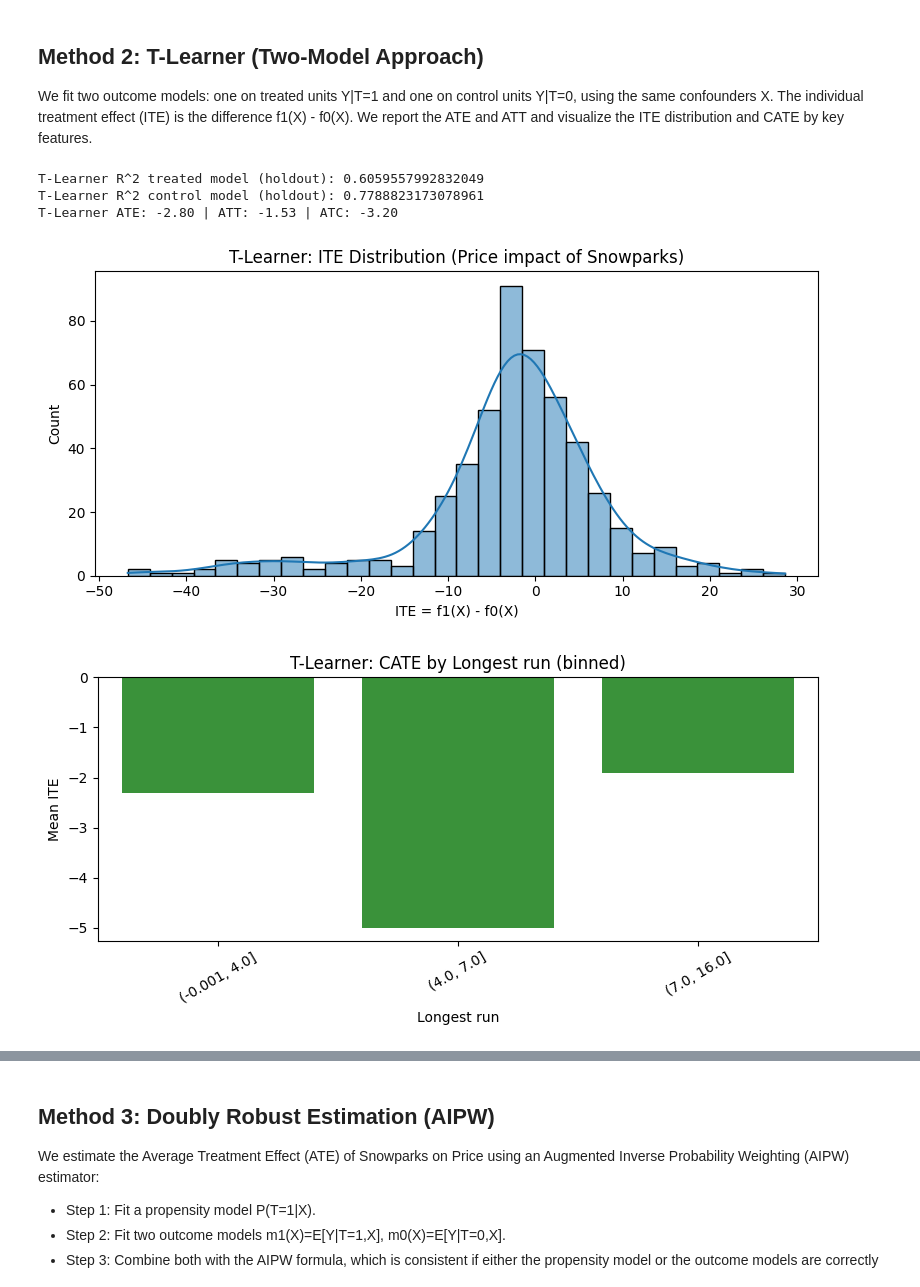
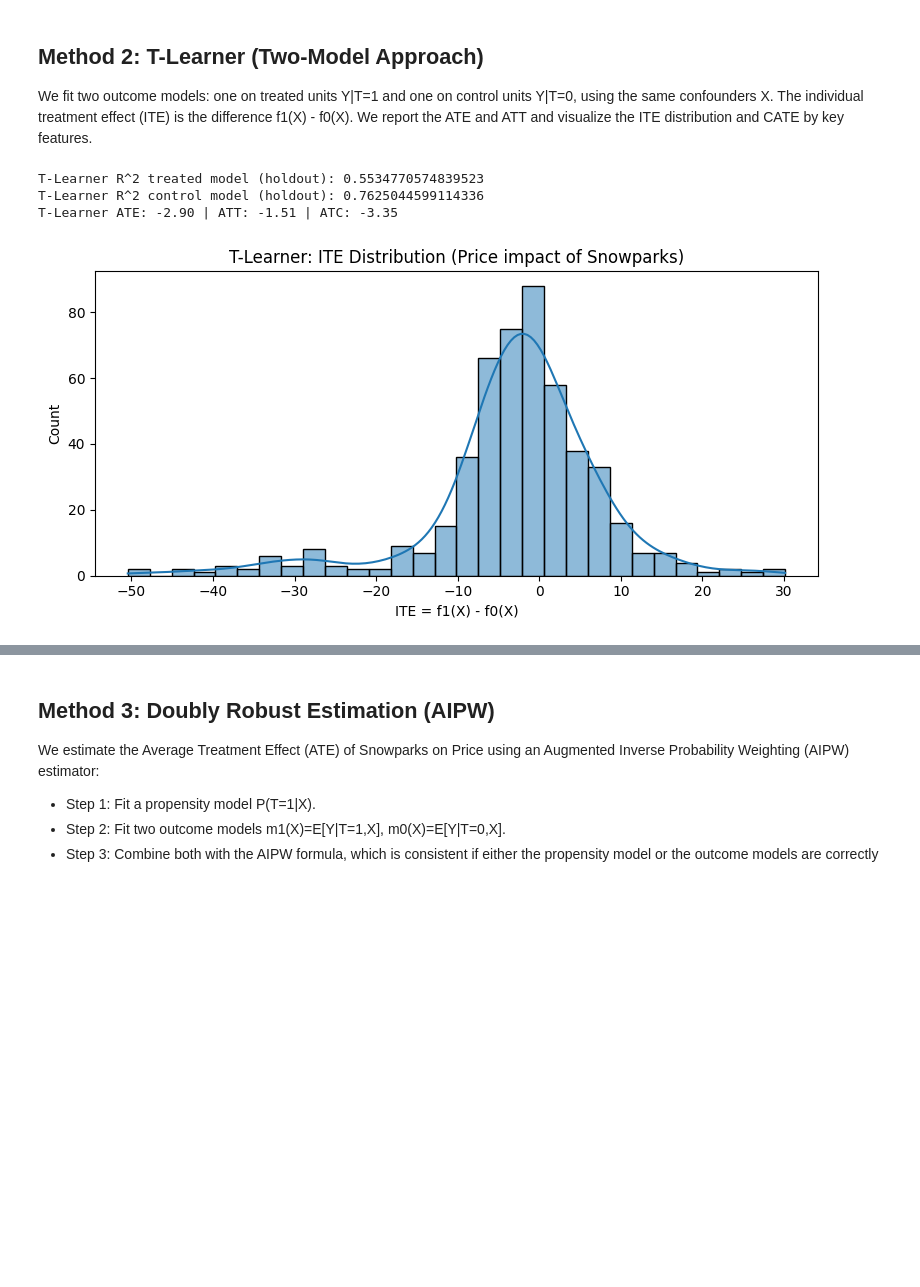
Before and after one commit to matansol/causal-inference-course, a Jupyter notebook: project/project.ipynb, the cells around one changed output, grey strips where cells are left out. Cells and saved outputs as stored; diff of their text form; code cells hidden in the pictures; blank space fills up the shorter version.

Commit message:
T and S learners, and matching methods on price and rank - Matan

```diff
--- a/project/project.ipynb
+++ b/project/project.ipynb
@@ -1057,16 +1055,12 @@ from sklearn.model_selection import train_test_split
 from sklearn.metrics import r2_score
 
 # Reuse columns and df from PSM setup if available
-try:
-    T_COL
-    Y_COL
-    X_cols
-except NameError:
-    T_COL = 'Snowparks_numeric' if 'Snowparks_numeric' in merged.columns else 'Snowparks'
-    Y_COL = 'Price'
-    numeric_cols = merged.select_dtypes(include=[np.number]).columns.tolist()
-    ban_cols = {Y_COL, 'Rank'}
-    X_cols = [c for c in numeric_cols if c not in ban_cols]
+
+T_COL = 'Snowparks_numeric' if 'Snowparks_numeric' in merged.columns else 'Snowparks'
+Y_COL = 'Price'
+numeric_cols = merged.select_dtypes(include=[np.number]).columns.tolist()
+ban_cols = {Y_COL, 'Rank', 'rank'}
+X_cols = [c for c in numeric_cols if c not in ban_cols]
 
 # Prepare data for T-learner
 T_df = merged.dropna(subset=[T_COL, Y_COL]).copy()
@@ -1074,10 +1068,6 @@ X = T_df[X_cols].fillna(0)
 Y = T_df[Y_COL]
 T = T_df[T_COL]
 
-# Ensure binary treatment
-if T.nunique() > 2:
-    # Fall back to thresholding if not binary
-    T = (T.astype(float) > T.astype(float).median()).astype(int)
 
 # Split train/test to gauge model fit (optional)
 X_train, X_test, Y_train, Y_test, T_train, T_test = train_test_split(X, Y, T, test_size=0.2, random_state=42, stratify=T)
@@ -1089,61 +1079,34 @@ rf_c = RandomForestRegressor(n_estimators=150, max_depth=None, random_state=42)
 rf_t.fit(X_train[T_train==1], Y_train[T_train==1])
 rf_c.fit(X_train[T_train==0], Y_train[T_train==0])
 
 # Quick fit diagnostics
 if (T_test==1).any() and (T_test==0).any():
     yhat_t = rf_t.predict(X_test[T_test==1])
     yhat_c = rf_c.predict(X_test[T_test==0])
     print('T-Learner R^2 treated model (holdout):', r2_score(Y_test[T_test==1], yhat_t))
     print('T-Learner R^2 control model (holdout):', r2_score(Y_test[T_test==0], yhat_c))
 
 # ITE: f1(X) - f0(X)
 f1_all = rf_t.predict(X)
 f0_all = rf_c.predict(X)
 ITE = f1_all - f0_all
 
 # Aggregate effects
 ATE = float(np.mean(ITE))
 ATT = float(np.mean(ITE[T==1])) if (T==1).any() else np.nan
 ATC = float(np.mean(ITE[T==0])) if (T==0).any() else np.nan
 print(f'T-Learner ATE: {ATE:.2f} | ATT: {ATT:.2f} | ATC: {ATC:.2f}')
 
 # Plot ITE distribution
 plt.figure(figsize=(8,4))
 sns.histplot(ITE, bins=30, kde=True)
 plt.title('T-Learner: ITE Distribution (Price impact of Snowparks)')
 plt.xlabel('ITE = f1(X) - f0(X)')
 plt.ylabel('Count')
 plt.tight_layout()
 plt.show()
-
-# Plot CATE by a feature most correlated with treatment
-# Pick a simple feature: the one with highest absolute correlation with T among X_cols
-corrs = {}
-for c in X_cols:
-    try:
-        cor = abs(np.corrcoef(T_df[c].fillna(0).values, T.values)[0,1])
-        corrs[c] = cor
-    except Exception:
-        continue
-if corrs:
-    top_feat = max(corrs, key=corrs.get)
-    # Bin the feature and compute mean ITE per bin
-    bins = pd.qcut(T_df[top_feat], q=5, duplicates='drop')
-    cate_df = pd.DataFrame({'bin': bins, 'ITE': ITE})
-    cate_means = cate_df.groupby('bin')['ITE'].mean().reset_index()
-    plt.figure(figsize=(8,4))
-    sns.barplot(data=cate_means, x='bin', y='ITE', color='#2ca02c')
-    plt.title(f'T-Learner: CATE by {top_feat} (binned)')
-    plt.ylabel('Mean ITE')
-    plt.xlabel(top_feat)
-    plt.xticks(rotation=30)
-    plt.tight_layout()
-    plt.show()
-else:
-    print('Could not compute correlations for CATE plot.')
 # %% [output]
-T-Learner R^2 treated model (holdout): 0.6059557992832049
-T-Learner R^2 control model (holdout): 0.7788823173078961
-T-Learner ATE: -2.80 | ATT: -1.53 | ATC: -3.20
+T-Learner R^2 treated model (holdout): 0.5534770574839523
+T-Learner R^2 control model (holdout): 0.7625044599114336
+T-Learner ATE: -2.90 | ATT: -1.51 | ATC: -3.35
-[figure, old version]
+[figure, new version]
-[figure, removed]
```
Also changed, not shown: parts of 9 cells of this notebook, 1 other file.
